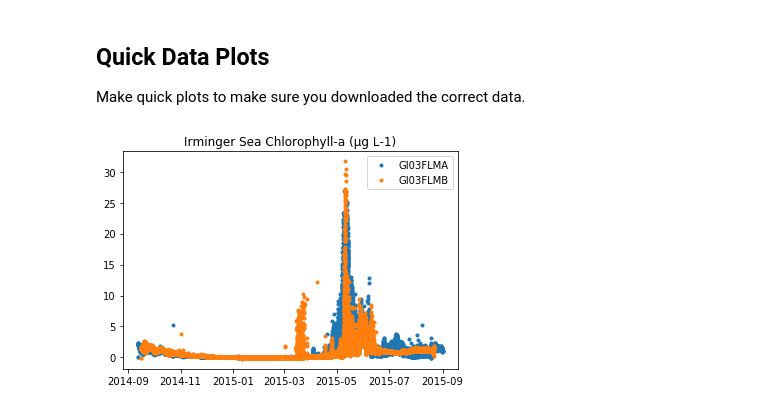
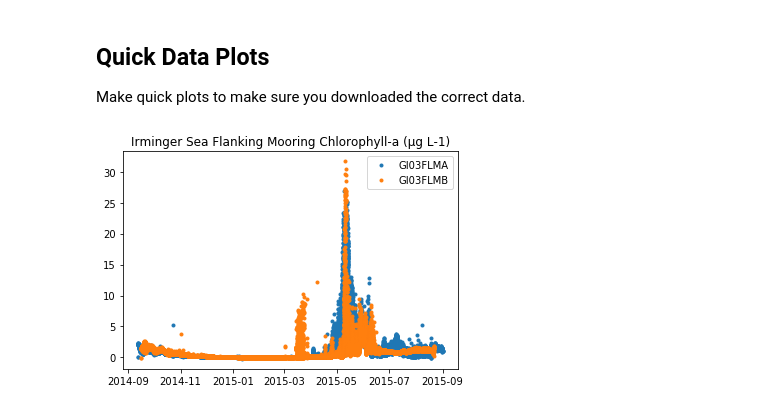
Before and after one commit to ooi-data-lab/nugget-notebooks, a Jupyter notebook: Theme2c_global_phytoplankton_blooms.ipynb, the cells around one changed output. Cells and saved outputs as stored; diff of their text form; code cells hidden in the pictures.

```diff
--- a/Theme2c_global_phytoplankton_blooms.ipynb
+++ b/Theme2c_global_phytoplankton_blooms.ipynb
@@ -79,9 +87,10 @@ Now, use that **request_data** function to download data for the three instrumen
 
 Copy the links to the THREDDs catalog above that resulted from the **request_data** function (to avoid re-requesting the data). Note: the urls must be surrounded by quotations.
 # %%
-GI03FLMA_url = 'https://opendap.oceanobservatories.org/thredds/catalog/ooi/lgarzio@marine.rutgers.edu/20190809T155426809Z-GI03FLMA-RIS01-05-FLORTD000-recovered_host-flort_sample/catalog.html'
-GI03FLMB_url = 'https://opendap.oceanobservatories.org/thredds/catalog/ooi/lgarzio@marine.rutgers.edu/20190809T155427737Z-GI03FLMB-RIS01-05-FLORTD000-recovered_host-flort_sample/catalog.html'
-GA01SUMO_url = 'https://opendap.oceanobservatories.org/thredds/catalog/ooi/lgarzio@marine.rutgers.edu/20190809T155428629Z-GA01SUMO-RID16-02-FLORTD000-recovered_host-flort_sample/catalog.html'
+GI03FLMA_url = 'https://opendap.oceanobservatories.org/thredds/catalog/ooi/lgarzio@marine.rutgers.edu/20191105T154231519Z-GI03FLMA-RIS01-05-FLORTD000-recovered_host-flort_sample/catalog.html'
+GI03FLMB_url = 'https://opendap.oceanobservatories.org/thredds/catalog/ooi/lgarzio@marine.rutgers.edu/20191105T154232752Z-GI03FLMB-RIS01-05-FLORTD000-recovered_host-flort_sample/catalog.html'
+GI01SUMO_url = 'https://opendap.oceanobservatories.org/thredds/catalog/ooi/lgarzio@marine.rutgers.edu/20191105T142813980Z-GI01SUMO-RID16-02-FLORTD000-recovered_host-flort_sample/catalog.html'
+GA01SUMO_url = 'https://opendap.oceanobservatories.org/thredds/catalog/ooi/lgarzio@marine.rutgers.edu/20191105T150544838Z-GA01SUMO-RID16-02-FLORTD000-recovered_host-flort_sample/catalog.html'
 # %% [markdown]
 The **get_data** function below:
 * selects the appropriate datasets in a THREDDs catalog by selecting NetCDF files and removing collocated datasets (if provided)
@@ -152,13 +162,13 @@ print(GI03FLMA_units)
 ## Quick Data Plots
 Make quick plots to make sure you downloaded the correct data.
 # %%
-# Plot the Irminger Sea data
+# Plot the Irminger Sea Flanking Mooring data
 fig, ax = plt.subplots()
 plt.plot(GI03FLMA_data['time'], GI03FLMA_data['fluorometric_chlorophyll_a'], '.', label='GI03FLMA')
 plt.plot(GI03FLMB_data['time'], GI03FLMB_data['fluorometric_chlorophyll_a'], '.', label='GI03FLMB')
 ax.legend()
 ax.set_xlabel('')
 ax.set_ylabel('')
-ax.set_title('Irminger Sea Chlorophyll-a ({})'.format(GI03FLMA_units['fluorometric_chlorophyll_a'][0]));
+ax.set_title('Irminger Sea Flanking Mooring Chlorophyll-a ({})'.format(GI03FLMA_units['fluorometric_chlorophyll_a'][0]));
 # %% [output]
-[figure, old version]
+[figure, new version]
```
Also changed, not shown: parts of 14 cells of this notebook.
